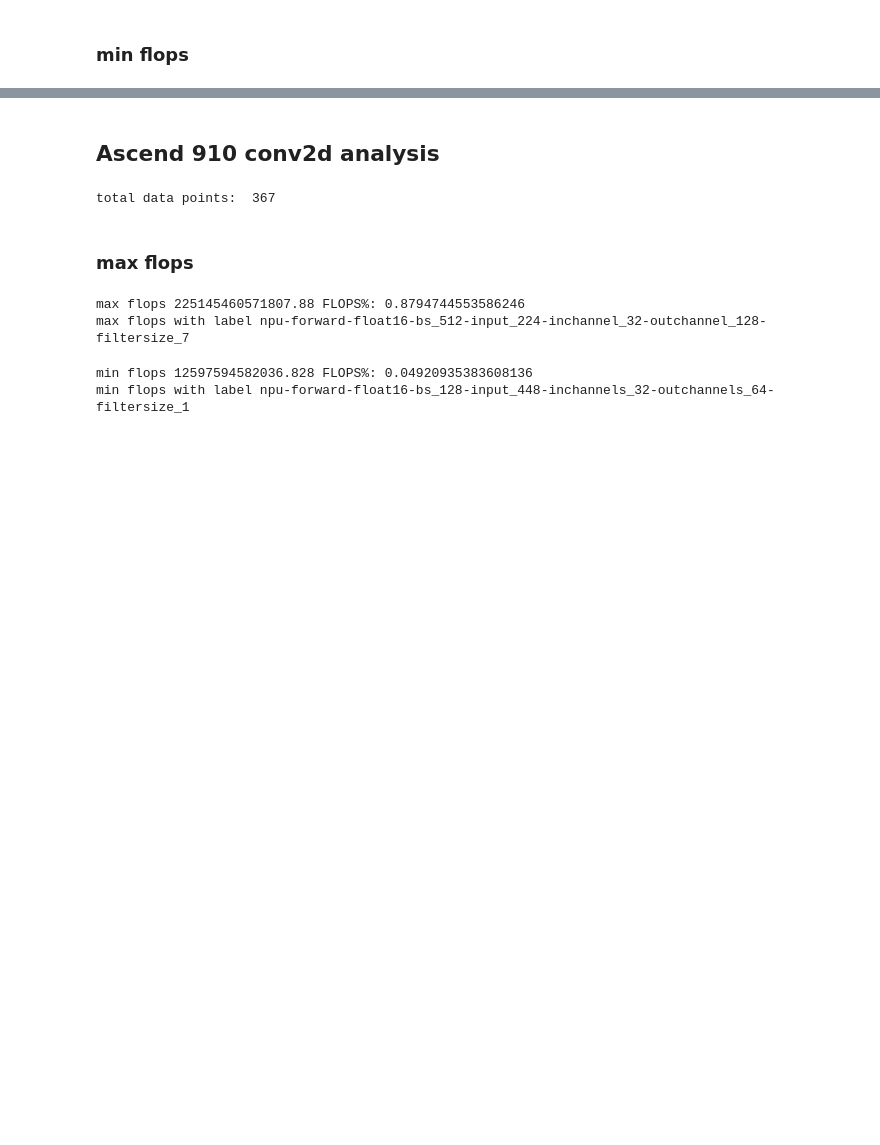
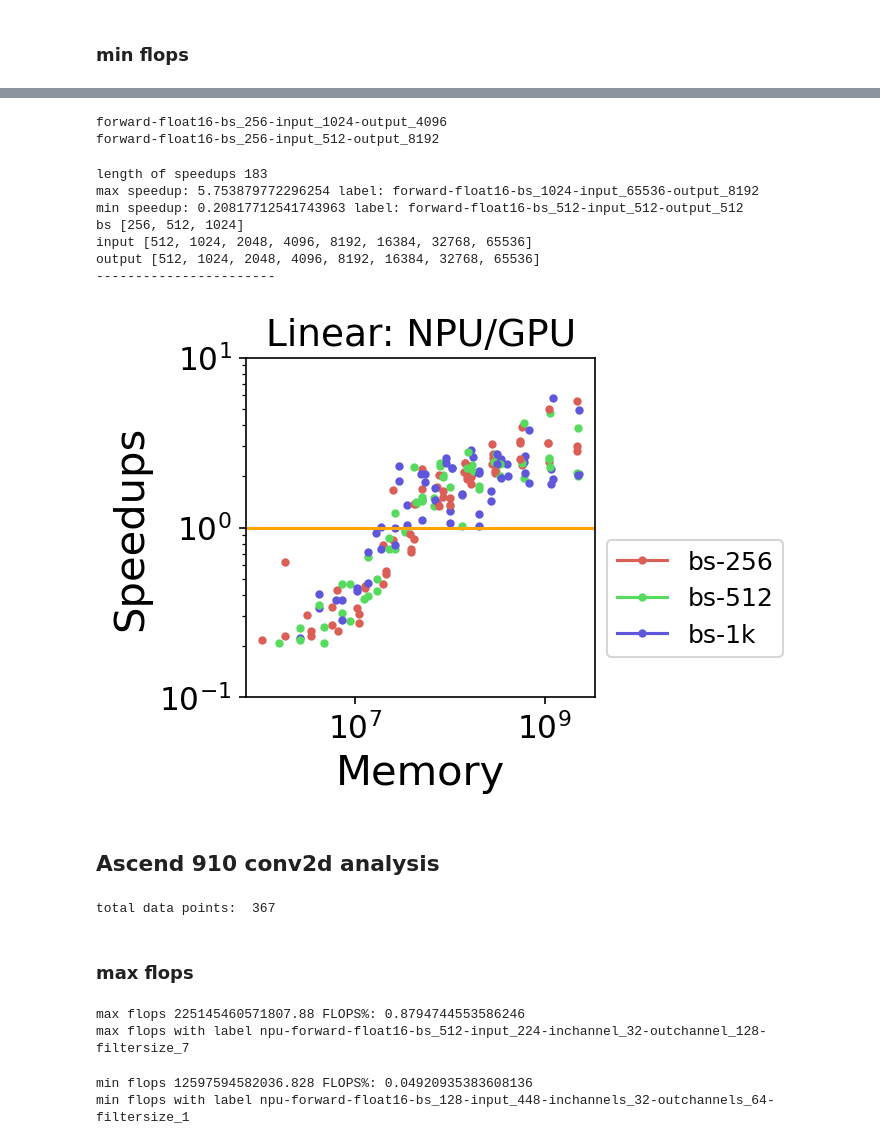
Before and after one commit to luweizheng/nn-bench, a Jupyter notebook: basic-kernels/analysis/plot.ipynb, the cells around one changed output, grey strips where cells are left out. Saved outputs shown, nothing was run; the diff lists cells and outputs as text; code cells hidden in the pictures; blank space fills up the shorter version.

Commit message:
gpu plot

```diff
--- a/basic-kernels/analysis/plot.ipynb
+++ b/basic-kernels/analysis/plot.ipynb
@@ -202,4 +103,24 @@ check x y [-1.06904497 -0.74563171 -0.38338149] -1.1550094474240686
 [figure]
+# %%
+d_v100_linear = get_data('v100_linear')
+# %% [output]
+forward-float16-bs_256-input_1024-output_4096
+forward-float16-bs_256-input_512-output_8192
+# %%
+from plot_utils import *
+f = speedup_params(d_ascend910_linear['labels'], d_ascend910_linear['example_per_sec'],
+               d_v100_linear['labels'], d_v100_linear['example_per_sec'], d_v100_linear['memory'],  marker='.', lim=[0.1, 10],
+                   legend_box=(1,0.5),
+               color='bs', title= 'Linear: NPU/GPU')
+# %% [output]
+length of speedups 183
+max speedup: 5.753879772296254 label: forward-float16-bs_1024-input_65536-output_8192
+min speedup: 0.20817712541743963 label: forward-float16-bs_512-input_512-output_512
+bs [256, 512, 1024]
+input [512, 1024, 2048, 4096, 8192, 16384, 32768, 65536]
+output [512, 1024, 2048, 4096, 8192, 16384, 32768, 65536]
+-----------------------
+[figure, added]
 # %% [markdown]
 ## Ascend 910 conv2d analysis
 # %%
```
Also changed, not shown: parts of 4 cells of this notebook, 2 other files.
